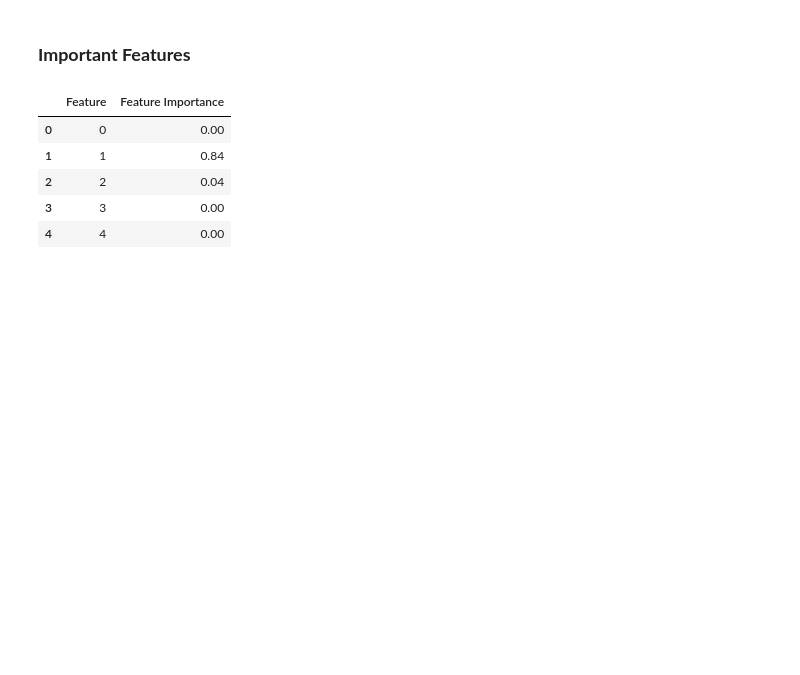
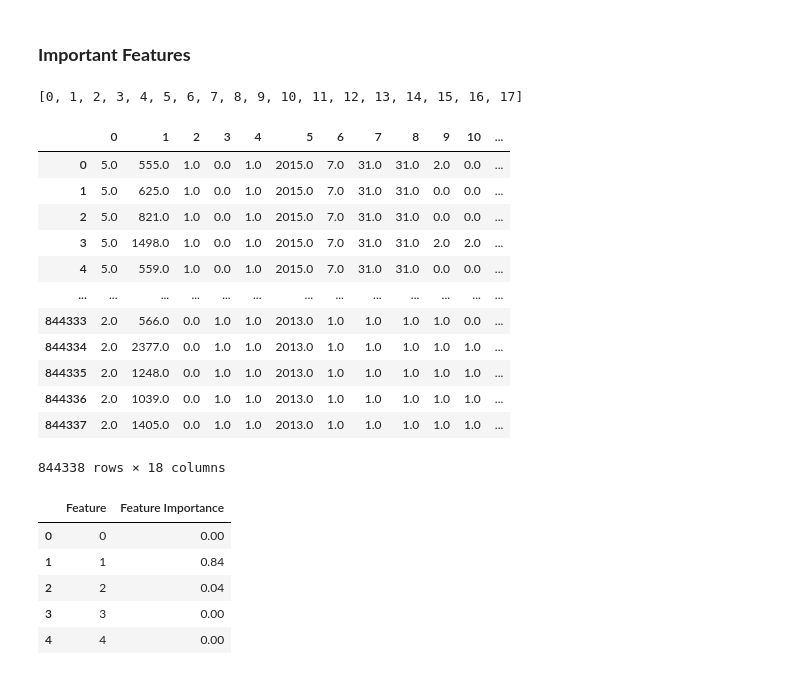
Before and after one commit to mohdtaufique06/Retail-Sales-Prediction_ML-Regression-Project, a Jupyter notebook: Copy_Pre_final_of_Rossmann_Sales_Prediction_Mohd_Taufique_Capstone_Project.ipynb, the cells around one changed output. Cells and saved outputs as stored; diff of their text form; code cells hidden in the pictures; blank space fills up the shorter version.

```diff
--- a/Copy_Pre_final_of_Rossmann_Sales_Prediction_Mohd_Taufique_Capstone_Project.ipynb
+++ b/Copy_Pre_final_of_Rossmann_Sales_Prediction_Mohd_Taufique_Capstone_Project.ipynb
@@ -1032,6 +1031,26 @@ Text(0, 0.5, 'Predicted values')
 # %%
 #X = pd.DataFrame(X)
 #features = X_train_new.columns
+# %%
+list(X.columns)
+# %% [output]
+[0, 1, 2, 3, 4, 5, 6, 7, 8, 9, 10, 11, 12, 13, 14, 15, 16, 17]
+# %%
+X
+# %% [output]
+|  | 0 | 1 | 2 | 3 | 4 | 5 | 6 | 7 | 8 | 9 | 10 | ... |
+| 0 | 5.0 | 555.0 | 1.0 | 0.0 | 1.0 | 2015.0 | 7.0 | 31.0 | 31.0 | 2.0 | 0.0 | ... |
+| 1 | 5.0 | 625.0 | 1.0 | 0.0 | 1.0 | 2015.0 | 7.0 | 31.0 | 31.0 | 0.0 | 0.0 | ... |
+| 2 | 5.0 | 821.0 | 1.0 | 0.0 | 1.0 | 2015.0 | 7.0 | 31.0 | 31.0 | 0.0 | 0.0 | ... |
+| 3 | 5.0 | 1498.0 | 1.0 | 0.0 | 1.0 | 2015.0 | 7.0 | 31.0 | 31.0 | 2.0 | 2.0 | ... |
+| 4 | 5.0 | 559.0 | 1.0 | 0.0 | 1.0 | 2015.0 | 7.0 | 31.0 | 31.0 | 0.0 | 0.0 | ... |
+| ... | ... | ... | ... | ... | ... | ... | ... | ... | ... | ... | ... | ... |
+| 844333 | 2.0 | 566.0 | 0.0 | 1.0 | 1.0 | 2013.0 | 1.0 | 1.0 | 1.0 | 1.0 | 0.0 | ... |
+| 844334 | 2.0 | 2377.0 | 0.0 | 1.0 | 1.0 | 2013.0 | 1.0 | 1.0 | 1.0 | 1.0 | 1.0 | ... |
+| 844335 | 2.0 | 1248.0 | 0.0 | 1.0 | 1.0 | 2013.0 | 1.0 | 1.0 | 1.0 | 1.0 | 1.0 | ... |
+| 844336 | 2.0 | 1039.0 | 0.0 | 1.0 | 1.0 | 2013.0 | 1.0 | 1.0 | 1.0 | 1.0 | 1.0 | ... |
+| 844337 | 2.0 | 1405.0 | 0.0 | 1.0 | 1.0 | 2013.0 | 1.0 | 1.0 | 1.0 | 1.0 | 1.0 | ... |
+844338 rows × 18 columns
 # %%
 importances = random_forest.feature_importances_
 
```
Also changed, not shown: parts of 4 cells of this notebook.
